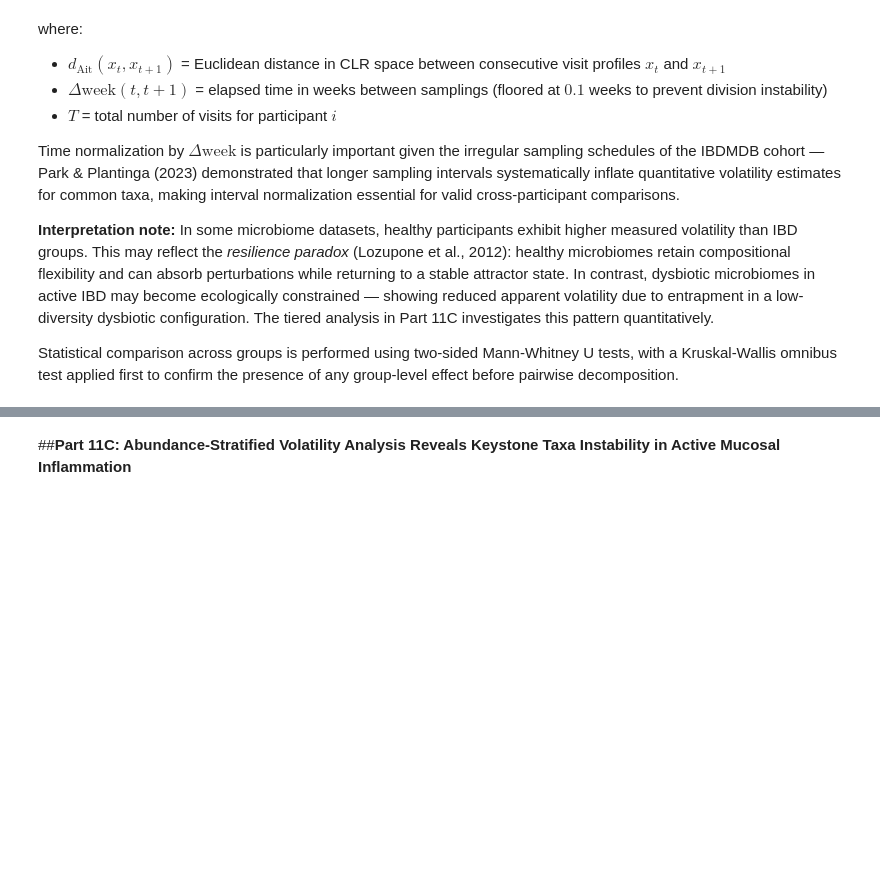
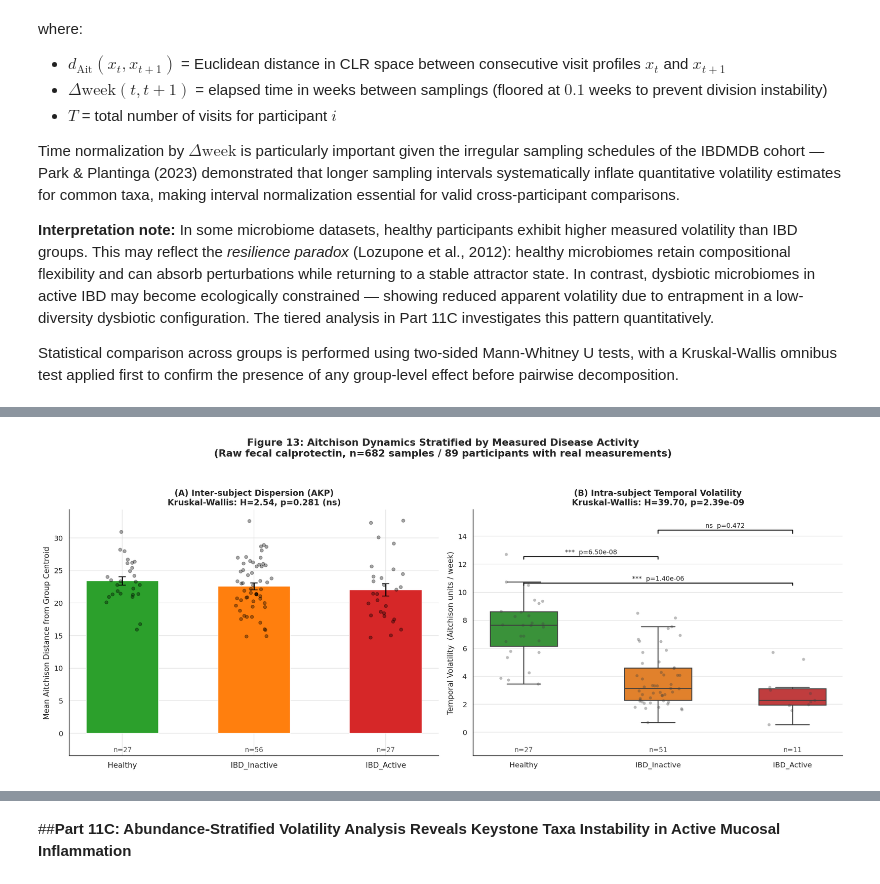
Before and after one commit to Shivadzn/HMP2_IBD_Microbiome_Longitudinal_Analysis, a Jupyter notebook: notebook/HMP2_IBD_Microbiome_Longitudinal_Analysis.ipynb, the cells around one changed output, grey strips where cells are left out. Cells and saved outputs as stored; diff of their text form; code cells hidden in the pictures; blank space fills up the shorter version.

```diff
--- a/notebook/HMP2_IBD_Microbiome_Longitudinal_Analysis.ipynb
+++ b/notebook/HMP2_IBD_Microbiome_Longitudinal_Analysis.ipynb
@@ -3438,8 +3467,14 @@ pca_long    = PCA(n_components=5, random_state=SEED)
 coords_long = pca_long.fit_transform(clr_long.values)
 var_long    = pca_long.explained_variance_ratio_
 
-for i in range(5):
-    df_long[f'PC{i+1}'] = coords_long[:, i]
+# Drop any stale PC columns from a previous run before rejoining
+stale_pc_cols = [c for c in ['PC1','PC2','PC3','PC4','PC5'] if c in df_long.columns]
+if stale_pc_cols:
+    df_long = df_long.drop(columns=stale_pc_cols)
+
+pc_cols_long = pd.DataFrame(coords_long, columns=[f'PC{i+1}' for i in range(5)],
+                             index=clr_long.index)
+df_long = df_long.join(pc_cols_long)
 
 print(f"Longitudinal dataset : {len(df_long):,} samples | "
       f"{df_long['Participant ID'].nunique()} participants (≥5 timepoints)")
@@ -3457,16 +3496,16 @@ SHORT = {
 }
 
 # ── Select participants with ≥8 timepoints for clean trajectory display ───────
-tpts      = df_long.groupby('Participant ID')['week_num'].nunique()
-long_pids = tpts[tpts >= 8].index
+tpts           = df_long.groupby('Participant ID')['week_num'].nunique()
+plot_pids_pool = tpts[tpts >= 8].index   # renamed — do not overwrite long_pids
 
-h_pids  = [p for p in long_pids
+h_pids  = [p for p in plot_pids_pool
            if df_long[df_long['Participant ID']==p]['diagnosis'].iloc[0]
            == 'Healthy'][:3]
-cd_pids = [p for p in long_pids
+cd_pids = [p for p in plot_pids_pool
            if df_long[df_long['Participant ID']==p]['diagnosis'].iloc[0]
            == 'Crohns Disease'][:3]
-uc_pids = [p for p in long_pids
+uc_pids = [p for p in plot_pids_pool
            if df_long[df_long['Participant ID']==p]['diagnosis'].iloc[0]
            == 'Ulcerative Colitis'][:2]
 
@@ -3850,0 +3867,76 @@ print(f"Healthy vs IBD_Inactive : U={stat_hi:.1f}, {fmt_p(p_hi)}, n={n_h} vs {n_
+# %%
+# ── Figure 13 (corrected): Inflammation-Stratified Aitchison Dynamics ────────
+plt.close('all')
+fig, axes = plt.subplots(1, 2, figsize=(15, 6), facecolor='white')
+fig.suptitle(
+    'Figure 13: Aitchison Dynamics Stratified by Measured Disease Activity\n'
+    '(Raw fecal calprotectin, n=682 samples / 89 participants with real measurements)',
+    fontsize=13, fontweight='bold', y=1.04
+)
+
+# ── Panel A: AKP Dispersion ────────────────────────────────────────────────
+ax = axes[0]
+bar_x    = np.arange(len(ORDER_B))
+bar_vals = [akp_df_b.loc[akp_df_b['status']==s, 'mean_dispersion'].values[0] for s in ORDER_B]
+bar_errs = [akp_df_b.loc[akp_df_b['status']==s, 'se_dispersion'].values[0]   for s in ORDER_B]
+
+ax.bar(bar_x, bar_vals, yerr=bar_errs, color=[COLORS_B[s] for s in ORDER_B],
+       capsize=5, error_kw={'linewidth':1.5}, width=0.55, edgecolor='white')
+
+rng = np.random.default_rng(42)
+for xi, status in zip(bar_x, ORDER_B):
+    row = akp_df_b[akp_df_b['status']==status]
+    dists  = row['all_distances'].values[0]
+    jitter = rng.uniform(-0.14, 0.14, size=len(dists))
+    ax.scatter(xi+jitter, dists, color='black', alpha=0.35, s=18, zorder=3)
+
+ax.set_xticks(bar_x); ax.set_xticklabels(ORDER_B, fontsize=10)
+ax.set_ylabel('Mean Aitchison Distance from Group Centroid', fontsize=10)
+ax.set_title(f'(A) Inter-subject Dispersion (AKP)\nKruskal-Wallis: H={kw_akp_stat:.2f}, {fmt_p(kw_akp_p)} (ns)',
+             fontsize=11, fontweight='bold')
+ax.set_facecolor('white'); sns.despine(ax=ax)
+
+y_bottom = ax.get_ylim()[0]; y_range = ax.get_ylim()[1]-y_bottom
+ax.set_ylim(y_bottom - y_range*0.1, ax.get_ylim()[1])
+for xi, status in zip(bar_x, ORDER_B):
+    n = int(akp_df_b.loc[akp_df_b['status']==status, 'n_participants'].values[0])
+    ax.text(xi, ax.get_ylim()[0]+y_range*0.01, f'n={n}', ha='center', va='bottom',
+            fontsize=9, color='#555555')
+
+# ── Panel B: Temporal Volatility, all 3 pairwise Dunn's-Bonferroni brackets ──
+ax = axes[1]
+sns.boxplot(x='status', y='temporal_volatility', data=vol_df_b, order=ORDER_B,
+            palette=COLORS_B, ax=ax, fliersize=0, linewidth=1.2, width=0.5)
+sns.stripplot(x='status', y='temporal_volatility', data=vol_df_b, order=ORDER_B,
+              color='.25', alpha=0.35, jitter=0.18, size=4, ax=ax)
+
+y_top = vol_df_b['temporal_volatility'].quantile(0.97) * 1.05
+pairs_b = [(0,2,'Healthy','IBD_Active'), (0,1,'Healthy','IBD_Inactive'), (1,2,'IBD_Inactive','IBD_Active')]
+levels  = [1.02, 1.20, 1.38]
+
+for (xi, xj, sa, sb), lvl in zip(pairs_b, levels):
+    p_val = posthoc_vol.loc[sa, sb]
+    y = y_top * lvl
+    ax.plot([xi, xi, xj, xj], [y, y*1.015, y*1.015, y], lw=1.2, color='black')
+    ax.text((xi+xj)/2, y*1.02, f'{sig_stars(p_val)}  {fmt_p(p_val)}',
+            ha='center', va='bottom', fontsize=8.5)
+
+ax.set_xlabel('')
+ax.set_ylabel('Temporal Volatility  (Aitchison units / week)', fontsize=10)
+ax.set_title(f'(B) Intra-subject Temporal Volatility\nKruskal-Wallis: H={kw_vol_stat:.2f}, {fmt_p(kw_vol_p)}',
+             fontsize=11, fontweight='bold')
+ax.set_facecolor('white'); sns.despine(ax=ax)
+
+y_bottom = ax.get_ylim()[0]; y_range = ax.get_ylim()[1]-y_bottom
+ax.set_ylim(y_bottom - y_range*0.1, ax.get_ylim()[1]*1.05)
+for xi, status in enumerate(ORDER_B):
+    n = len(vol_df_b[vol_df_b['status']==status])
+    ax.text(xi, ax.get_ylim()[0]+y_range*0.01, f'n={n}', ha='center', va='bottom',
+            fontsize=9, color='#555555')
+
+plt.tight_layout()
+plt.savefig('figure_13_aitchison_dynamics.png', dpi=150, bbox_inches='tight')
+plt.show()
+plt.close('all')
+# %% [output]
+[figure, added]
```
Also changed, not shown: parts of 16 cells of this notebook.
